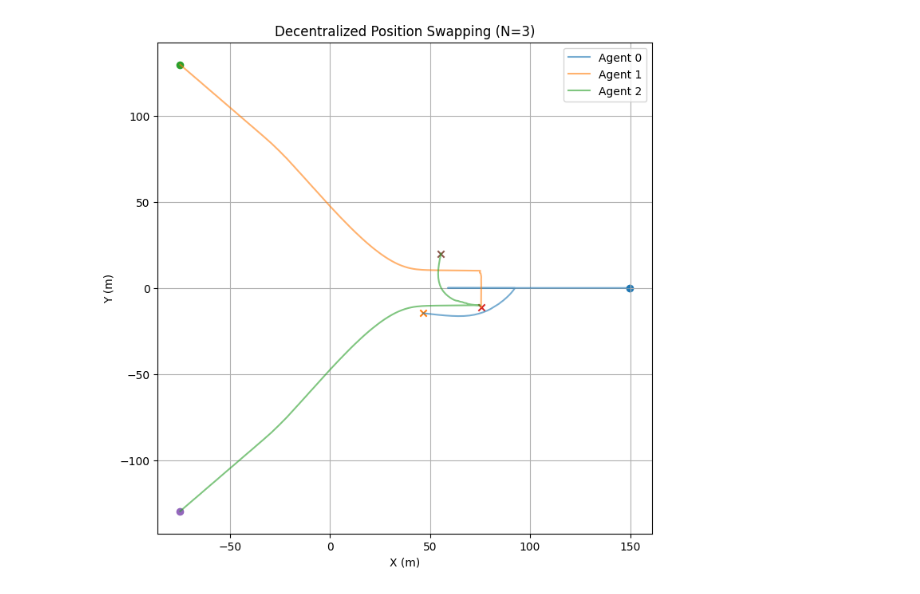
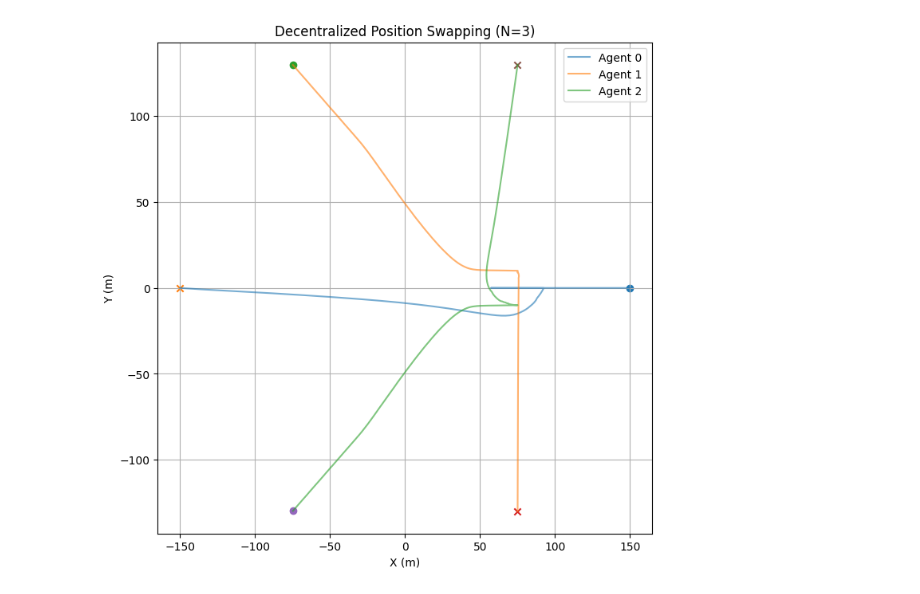
Before and after one commit to hungnguyen-125/Safety_Formation_Control_CBF, a Jupyter notebook: demo/decentralized_cbf_validation.ipynb, the cells around one changed output. Drawn from its saved outputs; the diff is of its cells as text; code cells hidden in the pictures.

```diff
--- a/demo/decentralized_cbf_validation.ipynb
+++ b/demo/decentralized_cbf_validation.ipynb
@@ -112,12 +109,9 @@ plt.show()
 # %%
-import numpy as np
-import matplotlib.pyplot as plt
-
 # --- Simulation Configuration ---
 N = 3               # Number of agents
 R_circle = 150      # Circle radius
 dt = 0.1
-T_max = 20          # Simulation time
+T_max = 50          # Simulation time
 gamma = 0.01         # CBF relaxation (higher = tighter avoidance)
 d_min = 20.0        # Safety distance (Ds)
 k1, k2 = 1.0, 2.0   # PD controller gains
@@ -206,2 +209,2 @@ Warning: Safety violated! Slack: 193778389.0265
-[figure, old version]
+[figure, new version]
 # %%
```
Also changed, not shown: parts of 6 cells of this notebook, 5 other files.
